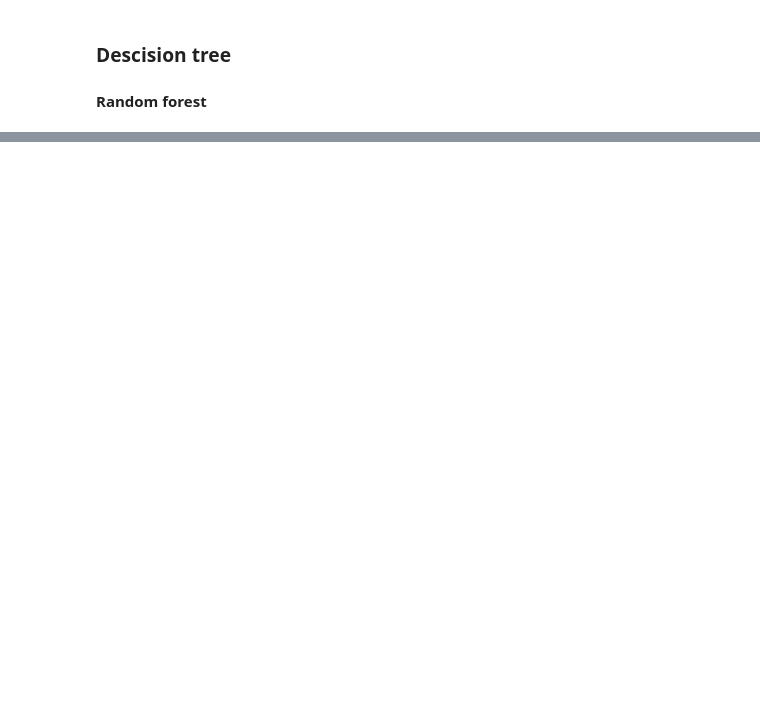
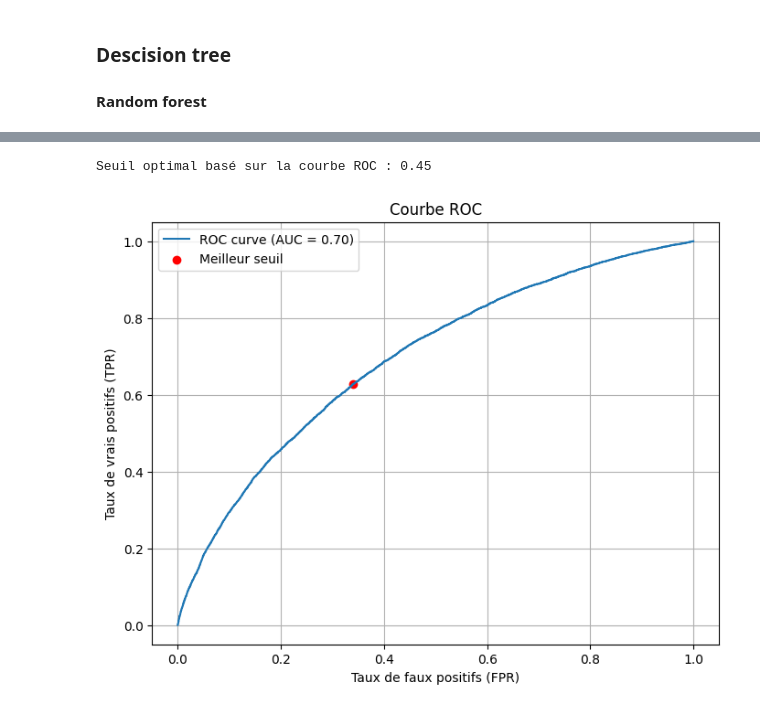
Before and after one commit to Fendlair/P7_Implementer_un_modele_de_scoring, a Jupyter notebook: Rebuffet_Etienne_3_notebook_modelisation_012025.ipynb, the cells around one changed output, grey strips where cells are left out. Cells and saved outputs as stored; diff of their text form; code cells hidden in the pictures; blank space fills up the shorter version.

```diff
--- a/Rebuffet_Etienne_3_notebook_modelisation_012025.ipynb
+++ b/Rebuffet_Etienne_3_notebook_modelisation_012025.ipynb
@@ -655,0 +934,26 @@ rfc_grid.fit(X_train, y_train)
+# %%
+# Trouver le seuil optimal avec la courbe ROC
+# Si vous voulez choisir un seuil optimal en fonction de la courbe ROC, vous pouvez utiliser le point où sensibilité (recall) et spécificité sont bien équilibrées.
+from sklearn.metrics import accuracy_score, precision_score, recall_score, f1_score, roc_curve, auc
+
+# Calculer la courbe ROC
+fpr, tpr, thresholds = roc_curve(y_test, y_probs)
+roc_auc = auc(fpr, tpr)
+
+# Trouver le meilleur seuil (maximisant TPR - FPR)
+best_threshold = thresholds[np.argmax(tpr - fpr)]
+print(f"Seuil optimal basé sur la courbe ROC : {best_threshold:.2f}")
+
+# Afficher la courbe ROC
+plt.figure(figsize=(8, 6))
+plt.plot(fpr, tpr, label=f'ROC curve (AUC = {roc_auc:.2f})')
+plt.scatter(fpr[np.argmax(tpr - fpr)], tpr[np.argmax(tpr - fpr)], color='red', label="Meilleur seuil")
+plt.xlabel("Taux de faux positifs (FPR)")
+plt.ylabel("Taux de vrais positifs (TPR)")
+plt.title("Courbe ROC")
+plt.legend()
+plt.grid()
+plt.show()
+# %% [output]
+Seuil optimal basé sur la courbe ROC : 0.45
+[figure, added]
```
Also changed, not shown: parts of 93 cells of this notebook.
